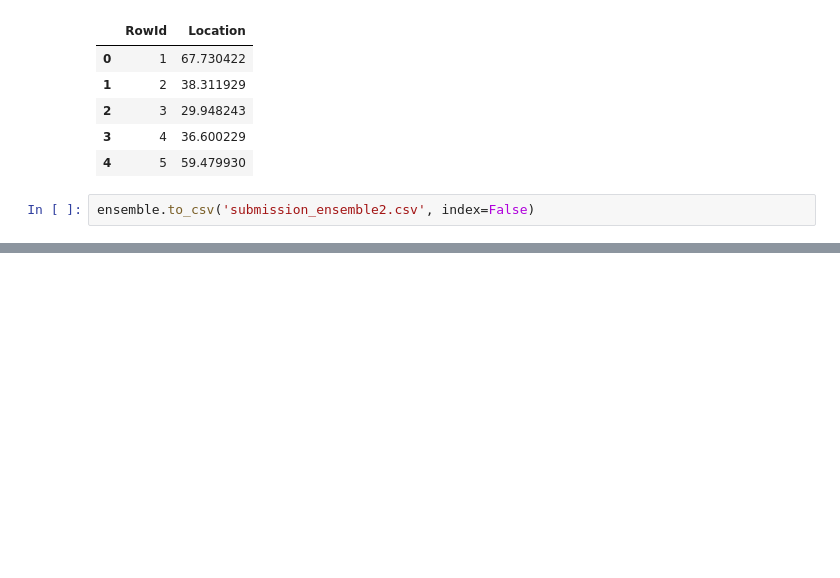
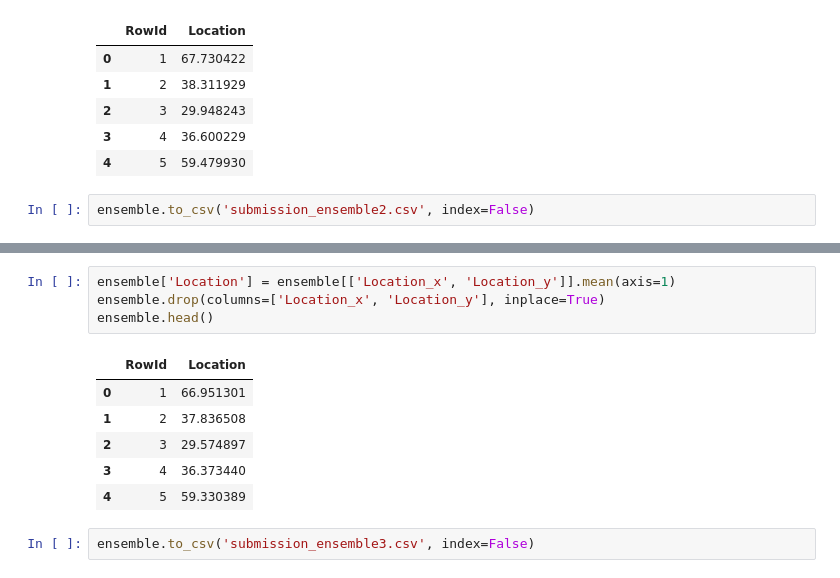
Before and after one commit to catnado/Facial_Key_Points_Detection, a Jupyter notebook: Ensemble.ipynb, the cells around one changed output, grey strips where cells are left out. Saved outputs shown, nothing was run; the diff lists cells and outputs as text; blank space fills up the shorter version.

```diff
--- a/Ensemble.ipynb
+++ b/Ensemble.ipynb
@@ -913,0 +931,13 @@ ensemble.to_csv('submission_ensemble2.csv', index=False)
+# %%
+ensemble['Location'] = ensemble[['Location_x', 'Location_y']].mean(axis=1)
+ensemble.drop(columns=['Location_x', 'Location_y'], inplace=True)
+ensemble.head()
+# %% [output]
+|  | RowId | Location |
+| 0 | 1 | 66.951301 |
+| 1 | 2 | 37.836508 |
+| 2 | 3 | 29.574897 |
+| 3 | 4 | 36.373440 |
+| 4 | 5 | 59.330389 |
+# %%
+ensemble.to_csv('submission_ensemble3.csv', index=False)
```
Also changed, not shown: parts of 4 cells of this notebook, 2 other files.
